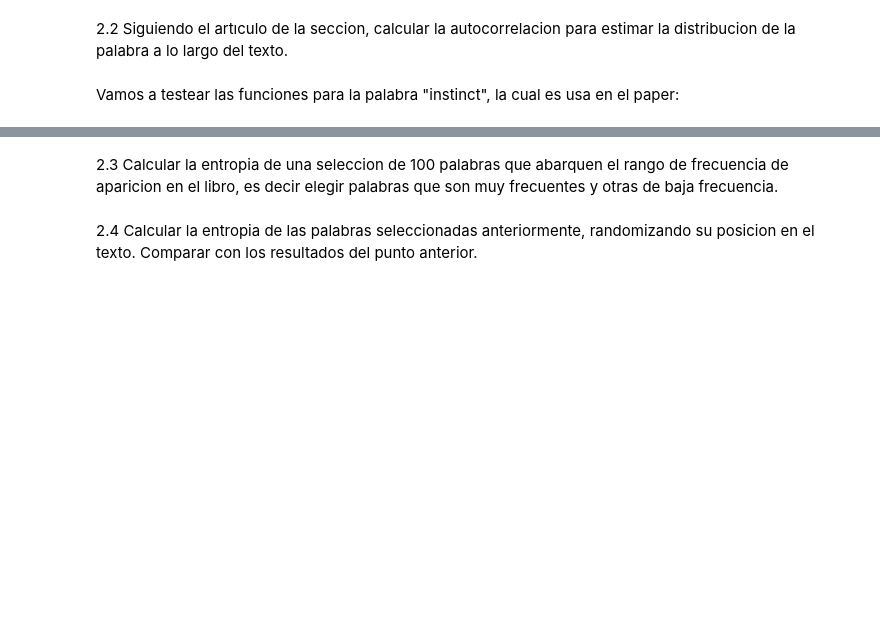
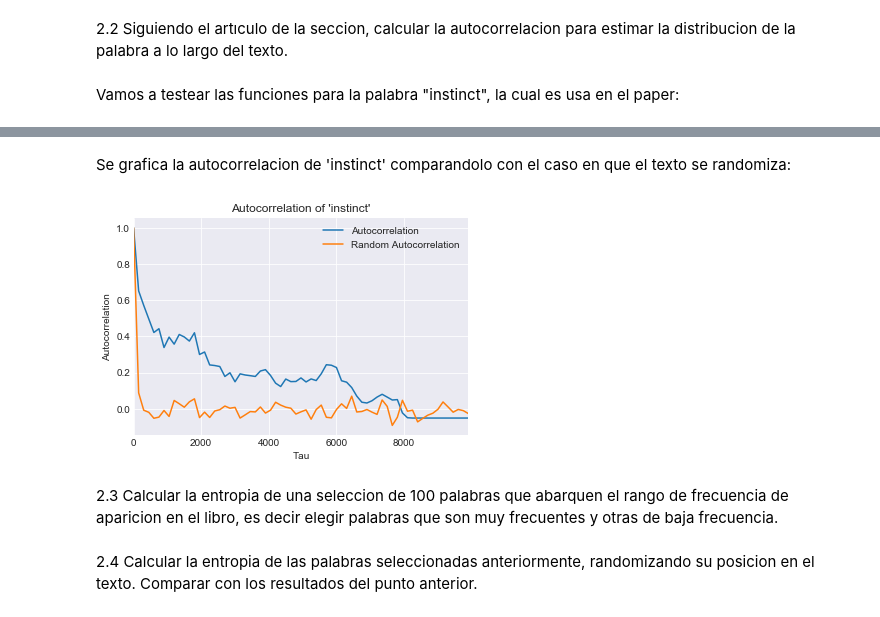
Before and after one commit to lucasputer/CienciaDeDatos, a Jupyter notebook: tp6/TP6.ipynb, the cells around one changed output, grey strips where cells are left out. Saved outputs shown, nothing was run; the diff lists cells and outputs as text; code cells hidden in the pictures; blank space fills up the shorter version.

```diff
--- a/tp6/TP6.ipynb
+++ b/tp6/TP6.ipynb
@@ -218,0 +233,2 @@ def autocorrelation(word,word_occurs,word_rates,points_of_interest,tau):
+# %%
+autocorr = autocorrelation(points_of_interest, example_word_occurs["instinct"], example_word_rates["instinct"])
@@ -219,3 +237,25 @@ def autocorrelation(word,word_occurs,word_rates,points_of_interest,tau):
+# %%
+random_txt = origin_txt[:]
+random.shuffle(random_txt)
+# %%
+random_word_occurs = calculate_word_occurs(random_txt)
+random_word_rates = dict()
+for word in example_words:
+    random_word_rates[word] = rate_of_occurence(points_of_interest, random_word_occurs[word])
+# %%
+random_autocorr = autocorrelation(points_of_interest, random_word_occurs["instinct"], random_word_rates["instinct"])
+random_autocorr_df = pd.DataFrame(random_autocorr, columns=['Autocorrelation'], index=range(0,10000,POINT_STEP))
+# %% [markdown]
+Se grafica la autocorrelacion de 'instinct' comparandolo con el caso en que el texto se randomiza:
+# %%
+autocorr_df = pd.DataFrame(zip(autocorr,random_autocorr), columns=['Autocorrelation','Random Autocorrelation'], index=range(0,10000,POINT_STEP))
+ax = autocorr_df.plot()
+ax.set_title("Autocorrelation of 'instinct'")
+ax.set_xlabel("Tau")
+ax.set_ylabel("Autocorrelation")
+plt.show()
+# %% [output]
+[figure, added]
 # %% [markdown]
 2.3 Calcular la entropia de una seleccion de 100 palabras que abarquen el rango de frecuencia de aparicion en el libro, es decir elegir palabras que son muy frecuentes y otras de baja frecuencia.
 # %% [markdown]
```
Also changed, not shown: parts of 11 cells of this notebook.
